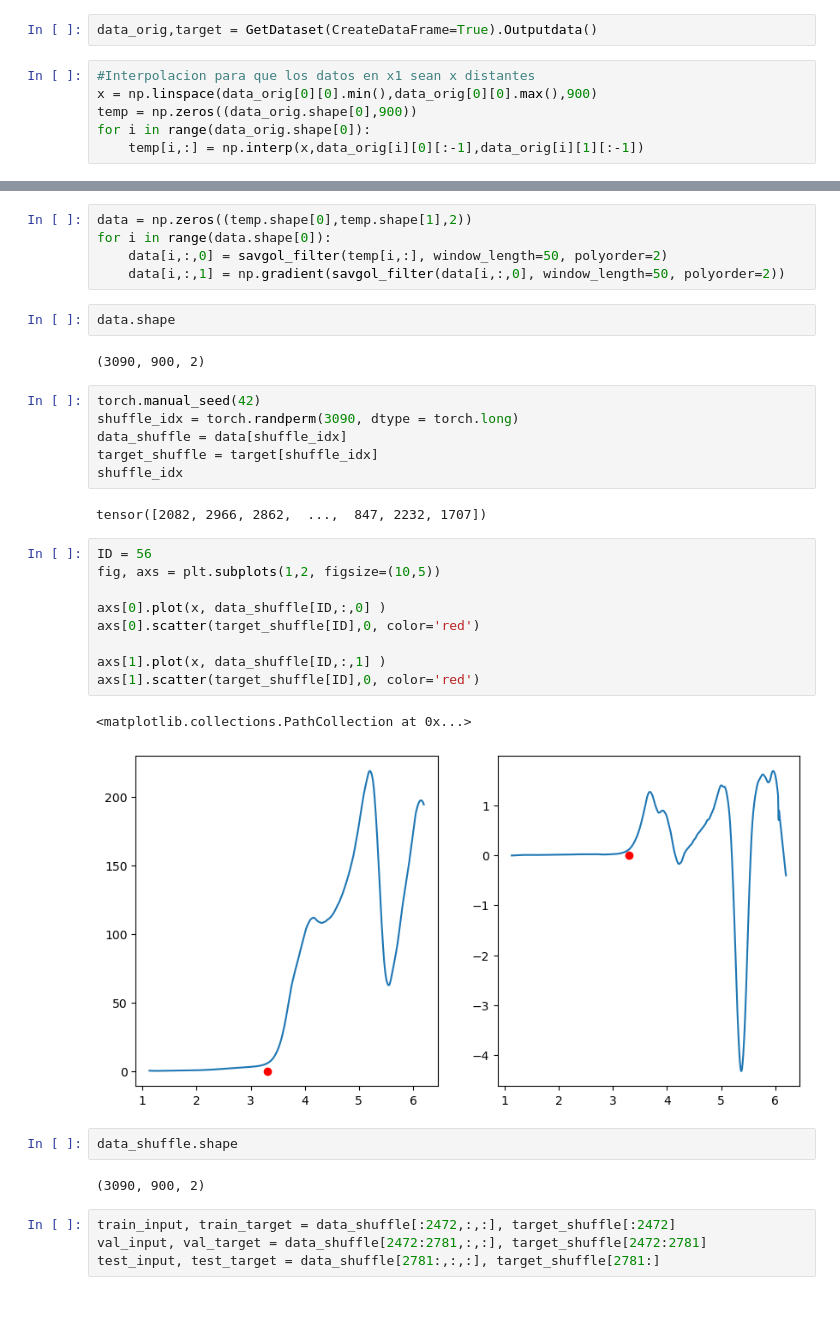
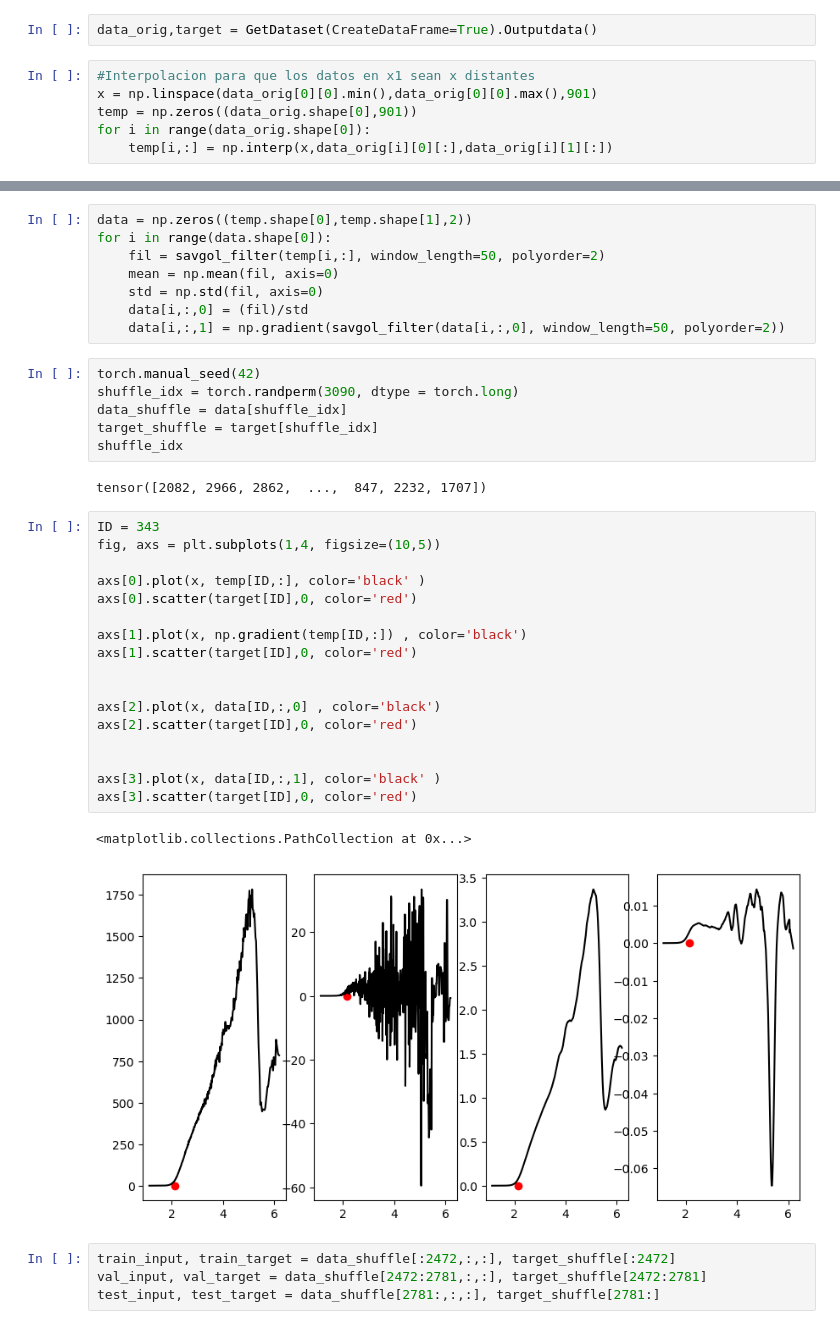
Before and after one commit to WilhelmBuitrago/BandGap-Prediction, a Jupyter notebook: code/CNN_Regretion.ipynb, the cells around one changed output, grey strips where cells are left out. Drawn from its saved outputs; the diff is of its cells as text.

```diff
--- a/code/CNN_Regretion.ipynb
+++ b/code/CNN_Regretion.ipynb
@@ -10,7 +10,7 @@ from sklearn.metrics import make_scorer, mean_squared_error, r2_score, mean_abso
 data_orig,target = GetDataset(CreateDataFrame=True).Outputdata()
 # %%
 #Interpolacion para que los datos en x1 sean x distantes
-x = np.linspace(data_orig[0][0].min(),data_orig[0][0].max(),900)
-temp = np.zeros((data_orig.shape[0],900))
+x = np.linspace(data_orig[0][0].min(),data_orig[0][0].max(),901)
+temp = np.zeros((data_orig.shape[0],901))
 for i in range(data_orig.shape[0]):
-    temp[i,:] = np.interp(x,data_orig[i][0][:-1],data_orig[i][1][:-1])
+    temp[i,:] = np.interp(x,data_orig[i][0][:],data_orig[i][1][:])
@@ -21,12 +28,11 @@ temp.shape
 # %%
 data = np.zeros((temp.shape[0],temp.shape[1],2))
 for i in range(data.shape[0]):
-    data[i,:,0] = savgol_filter(temp[i,:], window_length=50, polyorder=2)
+    fil = savgol_filter(temp[i,:], window_length=50, polyorder=2)
+    mean = np.mean(fil, axis=0)
+    std = np.std(fil, axis=0)
+    data[i,:,0] = (fil)/std
     data[i,:,1] = np.gradient(savgol_filter(data[i,:,0], window_length=50, polyorder=2))
-# %%
-data.shape
-# %% [output]
-(3090, 900, 2)
 # %%
 torch.manual_seed(42)
 shuffle_idx = torch.randperm(3090, dtype = torch.long)
@@ -36,21 +42,25 @@ shuffle_idx
 # %% [output]
 tensor([2082, 2966, 2862,  ...,  847, 2232, 1707])
 # %%
-ID = 56
-fig, axs = plt.subplots(1,2, figsize=(10,5))
+ID = 343
+fig, axs = plt.subplots(1,4, figsize=(10,5))
 
-axs[0].plot(x, data_shuffle[ID,:,0] )
-axs[0].scatter(target_shuffle[ID],0, color='red')
+axs[0].plot(x, temp[ID,:], color='black' )
+axs[0].scatter(target[ID],0, color='red')
 
-axs[1].plot(x, data_shuffle[ID,:,1] )
-axs[1].scatter(target_shuffle[ID],0, color='red')
+axs[1].plot(x, np.gradient(temp[ID,:]) , color='black')
+axs[1].scatter(target[ID],0, color='red')
+
+
+axs[2].plot(x, data[ID,:,0] , color='black')
+axs[2].scatter(target[ID],0, color='red')
+
+
+axs[3].plot(x, data[ID,:,1], color='black' )
+axs[3].scatter(target[ID],0, color='red')
 # %% [output]
 <matplotlib.collections.PathCollection at 0x...>
-[figure, old version]
+[figure, new version]
-# %%
-data_shuffle.shape
-# %% [output]
-(3090, 900, 2)
 # %%
 train_input, train_target = data_shuffle[:2472,:,:], target_shuffle[:2472]
 val_input, val_target = data_shuffle[2472:2781,:,:], target_shuffle[2472:2781]
```
Also changed, not shown: parts of 18 cells of this notebook, 1 other file.
